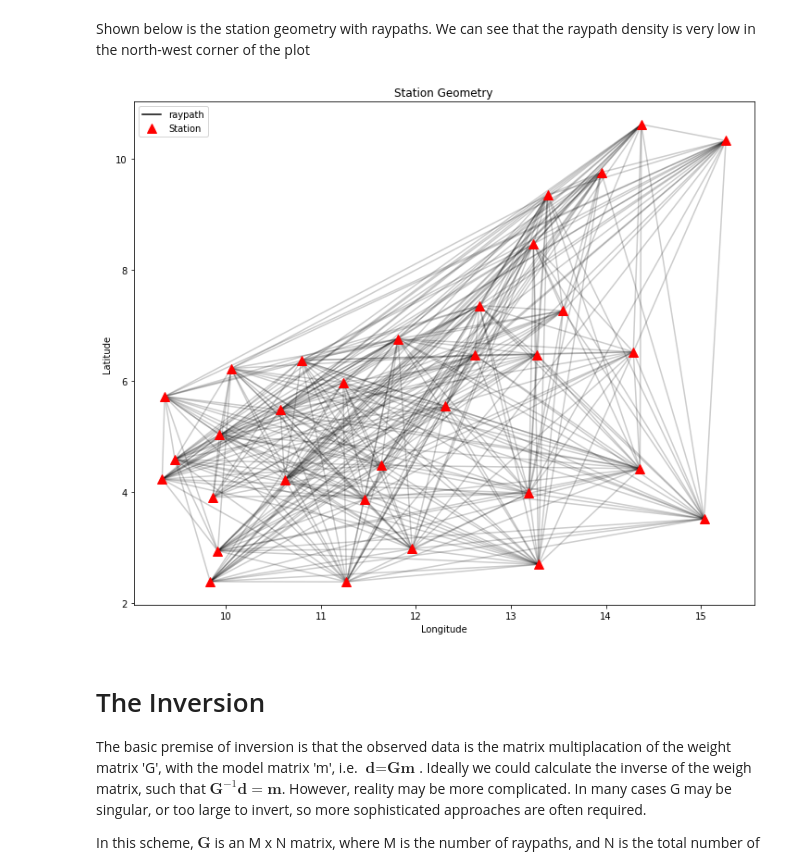
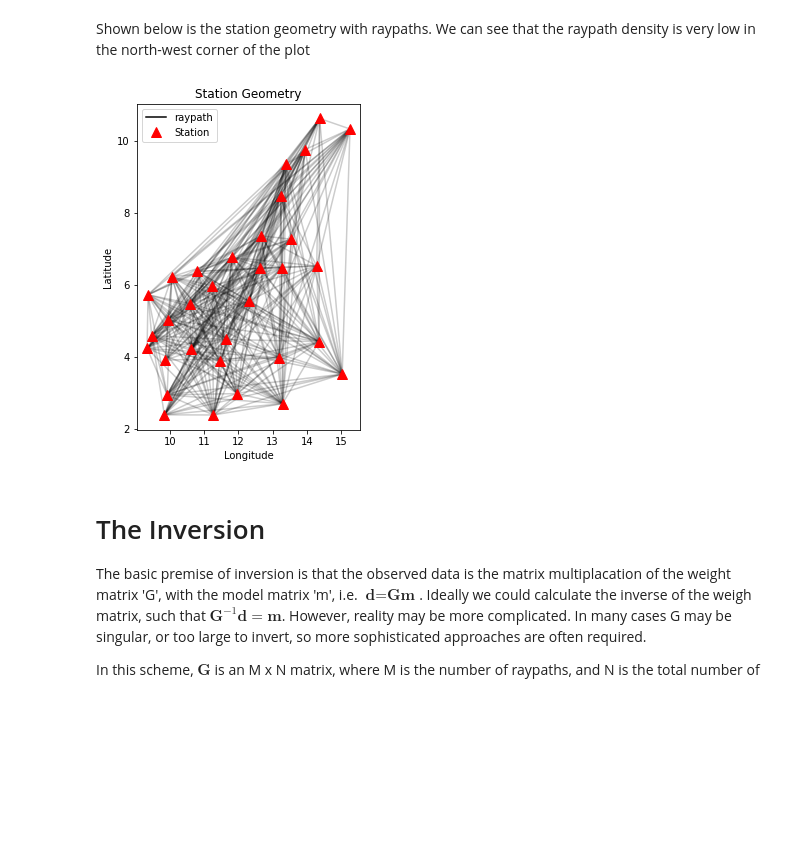
Before and after one commit to ChetGoerzen/ROSES_ANT, a Jupyter notebook: roses_example.ipynb, the cells around one changed output. Saved outputs shown, nothing was run; the diff lists cells and outputs as text; code cells hidden in the pictures; blank space fills up the shorter version.

```diff
--- a/roses_example.ipynb
+++ b/roses_example.ipynb
@@ -94,7 +100,8 @@ In this next cell, all the parameters needed to set up the cross-correlation are
 # %%
 # Modified from NoisePy
 
-sfile = glob.glob('data/ROSES_CCF.h5')      # find hdf5 files
+# Here we will load the raw waveform, that has previosuly been downloaded.
+sfile = glob.glob('data/ROSES_WAVEFORM.h5')      # find hdf5 files
 
 # Set up the parameters
 # --------------------------------------------------------------------------------------------------------------- #
@@ -469,25 +482,25 @@ paths = np.array(paths, dtype="object")
 # %% [markdown]
 Shown below is the station geometry with raypaths. We can see that the raypath density is very low in the north-west corner of the plot
 # %%
-fig, ax = plt.subplots(figsize=(12, 10))
+fig, ax = plt.subplots(figsize=(4, 6))
 for path in paths:
     plt.plot(path.T[0], path.T[1], color="black", alpha=0.2)
 for coord in coords:
     plt.plot(coord[0], coord[1], '^', color="red", markersize=10)
 
 # Create custom legend
 # --------------------------------------------------------------------------------------------------------------- #
 my_legend = [Line2D([0], [0], color="black", label="raypath"),
              Line2D([0], [0], marker="^", color="red", label="Station", lw=0, markersize=10)]
 # --------------------------------------------------------------------------------------------------------------- #
 
 ax.legend(handles=my_legend)
 ax.set_xlabel("Longitude")
 ax.set_ylabel("Latitude")
 ax.set_title("Station Geometry")
 plt.show()
 # %% [output]
-[figure, old version]
+[figure, new version]
 # %% [markdown]
 # The Inversion
 The basic premise of inversion is that the observed data is the matrix multiplacation of the weight matrix 'G', with the model matrix 'm', i.e. $\textbf{d} = \textbf{Gm}$. Ideally we could calculate the inverse of the weigh matrix, such that $\textbf{G}^{-1}\textbf{d} = \textbf{m}$. However, reality may be more complicated. In many cases G may be singular, or too large to invert, so more sophisticated approaches are often required.
```
Also changed, not shown: parts of 14 cells of this notebook, 4 other files.
